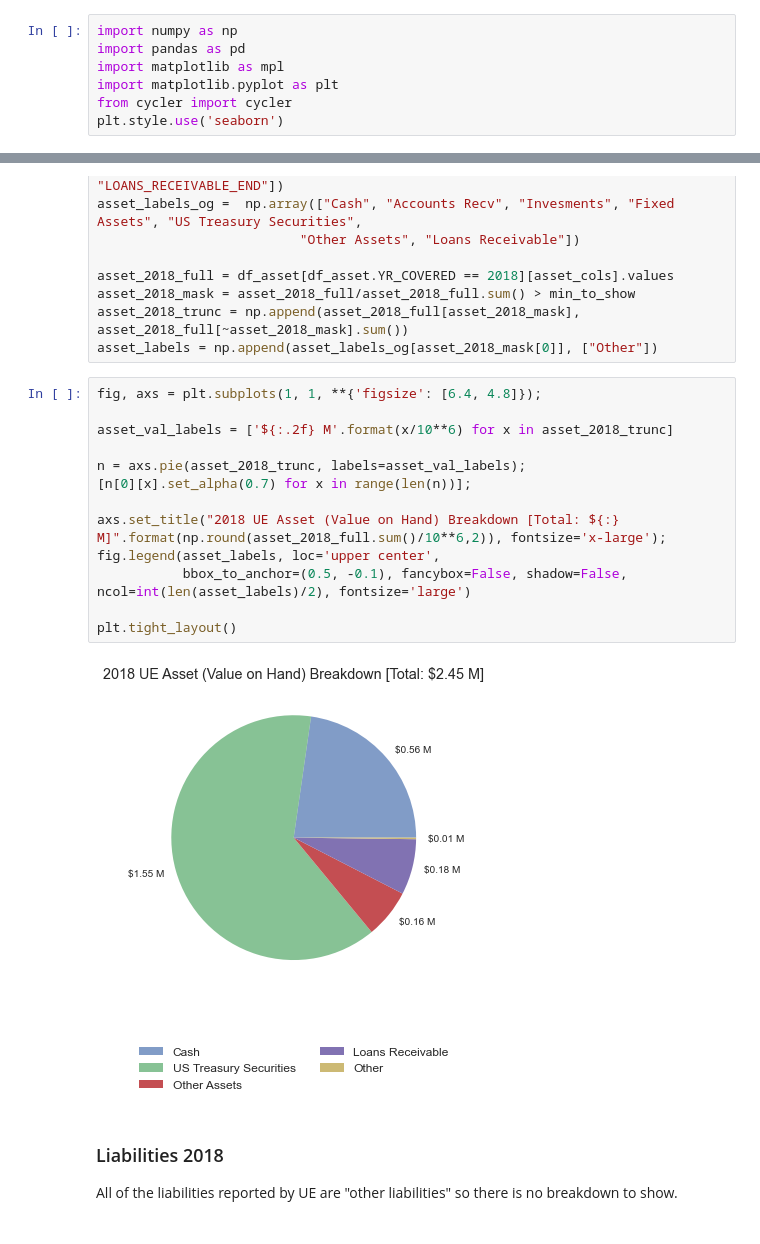
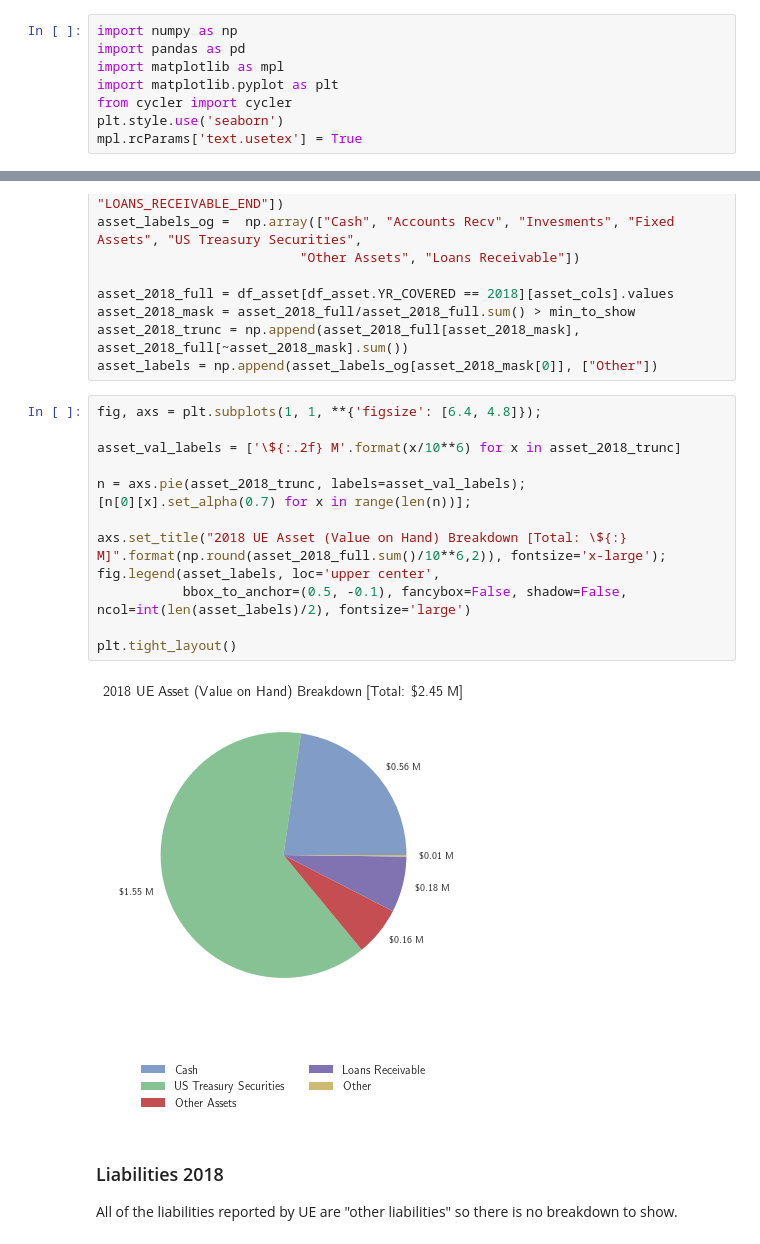
Before and after one commit to UENotForMIT/ue-analysis, a Jupyter notebook: nb/base-analysis.ipynb, the cells around one changed output, grey strips where cells are left out. Drawn from its saved outputs; the diff is of its cells as text.

```diff
--- a/nb/base-analysis.ipynb
+++ b/nb/base-analysis.ipynb
@@ -58,6 +70,7 @@ import matplotlib as mpl
 import matplotlib.pyplot as plt
 from cycler import cycler
 plt.style.use('seaborn')
+mpl.rcParams['text.usetex'] = True
 # %% [markdown]
 ## MIT Financial Contribution
 This section calculates the direct cost of membership to MIT graduate students. Rates of dues used here are the minimum values specified by the appropriate sections of the UE national constitution. I choose to report these values per year for the entire graduate population (rather than any single individual's contribution) because the MIT graduate population would interact with UE as a collective. In these calculations I assume that the entire graduate population would participate.
@@ -177,18 +192,18 @@ asset_labels = np.append(asset_labels_og[asset_2018_mask[0]], ["Other"])
 # %%
 fig, axs = plt.subplots(1, 1, **{'figsize': [6.4, 4.8]});
 
-asset_val_labels = ['${:.2f} M'.format(x/10**6) for x in asset_2018_trunc]
+asset_val_labels = ['\${:.2f} M'.format(x/10**6) for x in asset_2018_trunc]
 
 n = axs.pie(asset_2018_trunc, labels=asset_val_labels);
 [n[0][x].set_alpha(0.7) for x in range(len(n))];
 
-axs.set_title("2018 UE Asset (Value on Hand) Breakdown [Total: ${:} M]".format(np.round(asset_2018_full.sum()/10**6,2)), fontsize='x-large');
+axs.set_title("2018 UE Asset (Value on Hand) Breakdown [Total: \${:} M]".format(np.round(asset_2018_full.sum()/10**6,2)), fontsize='x-large');
 fig.legend(asset_labels, loc='upper center',
            bbox_to_anchor=(0.5, -0.1), fancybox=False, shadow=False, ncol=int(len(asset_labels)/2), fontsize='large')
 
 plt.tight_layout()
 # %% [output]
-[figure, old version]
+[figure, new version]
 # %% [markdown]
 ### Liabilities 2018
 
```
Also changed, not shown: parts of 19 cells of this notebook, 1 other file.
